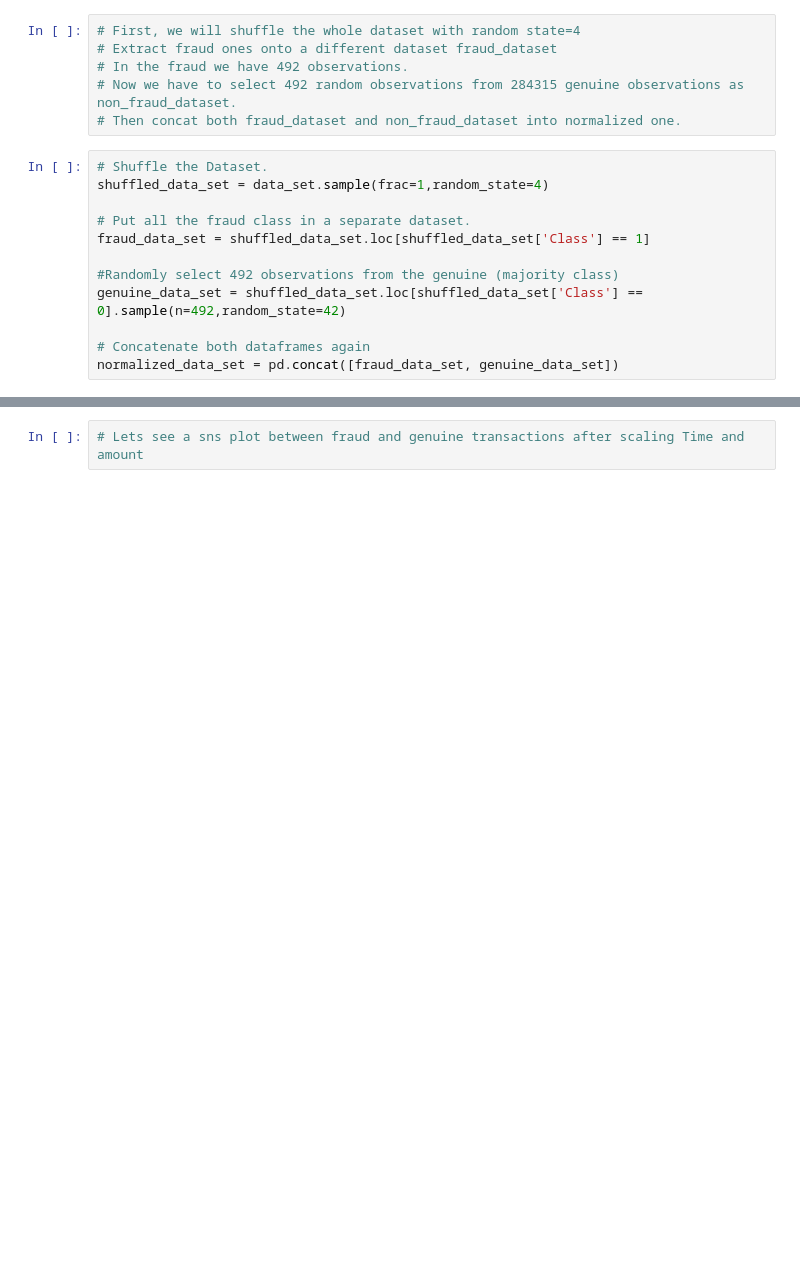
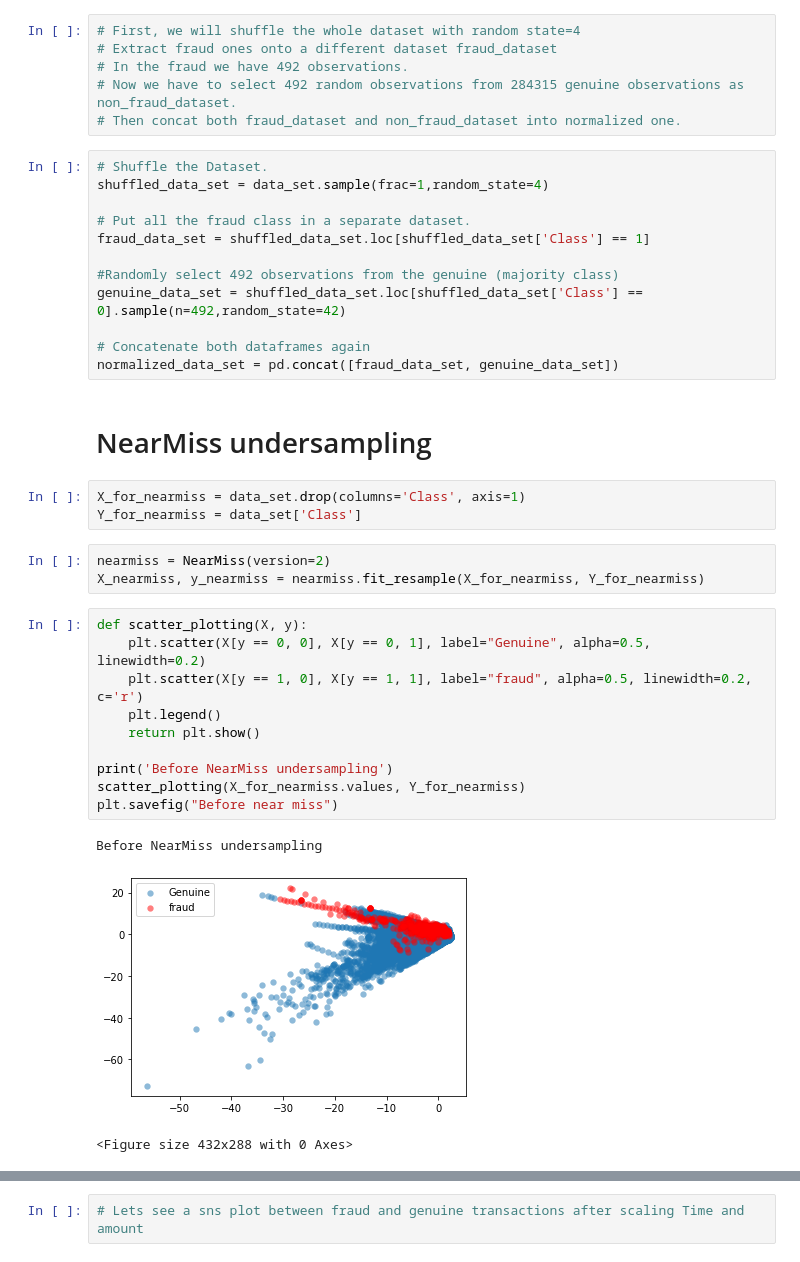
Before and after one commit to NehaDas25/DataScience_CS5661, a Jupyter notebook: Credit_Card_Fraud_Detection.ipynb, the cells around one changed output, grey strips where cells are left out. Cells and saved outputs as stored; diff of their text form; blank space fills up the shorter version.

```diff
--- a/Credit_Card_Fraud_Detection.ipynb
+++ b/Credit_Card_Fraud_Detection.ipynb
@@ -186,3 +199,25 @@ genuine_data_set = shuffled_data_set.loc[shuffled_data_set['Class'] == 0].sample
 
 # Concatenate both dataframes again
 normalized_data_set = pd.concat([fraud_data_set, genuine_data_set])
+# %% [markdown]
+# NearMiss undersampling
+# %%
+X_for_nearmiss = data_set.drop(columns='Class', axis=1)
+Y_for_nearmiss = data_set['Class']
+# %%
+nearmiss = NearMiss(version=2)
+X_nearmiss, y_nearmiss = nearmiss.fit_resample(X_for_nearmiss, Y_for_nearmiss)
+# %%
+def scatter_plotting(X, y):
+    plt.scatter(X[y == 0, 0], X[y == 0, 1], label="Genuine", alpha=0.5, linewidth=0.2)
+    plt.scatter(X[y == 1, 0], X[y == 1, 1], label="fraud", alpha=0.5, linewidth=0.2, c='r')
+    plt.legend()
+    return plt.show()
+
+print('Before NearMiss undersampling')
+scatter_plotting(X_for_nearmiss.values, Y_for_nearmiss)
+plt.savefig("Before near miss")
+# %% [output]
+Before NearMiss undersampling
+[figure, added]
+<Figure size 432x288 with 0 Axes>
```
Also changed, not shown: parts of 74 cells of this notebook, 14 other files.
